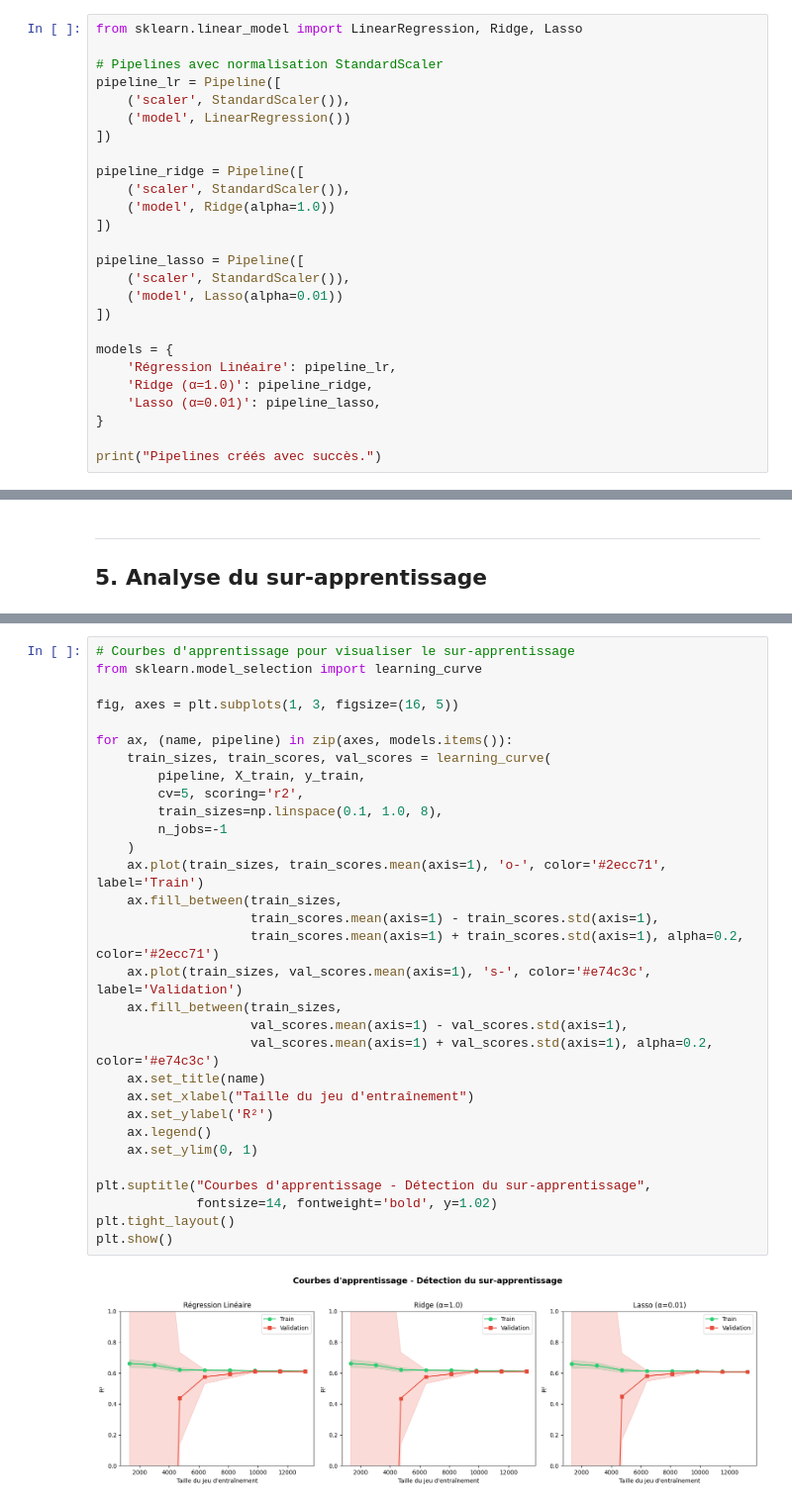
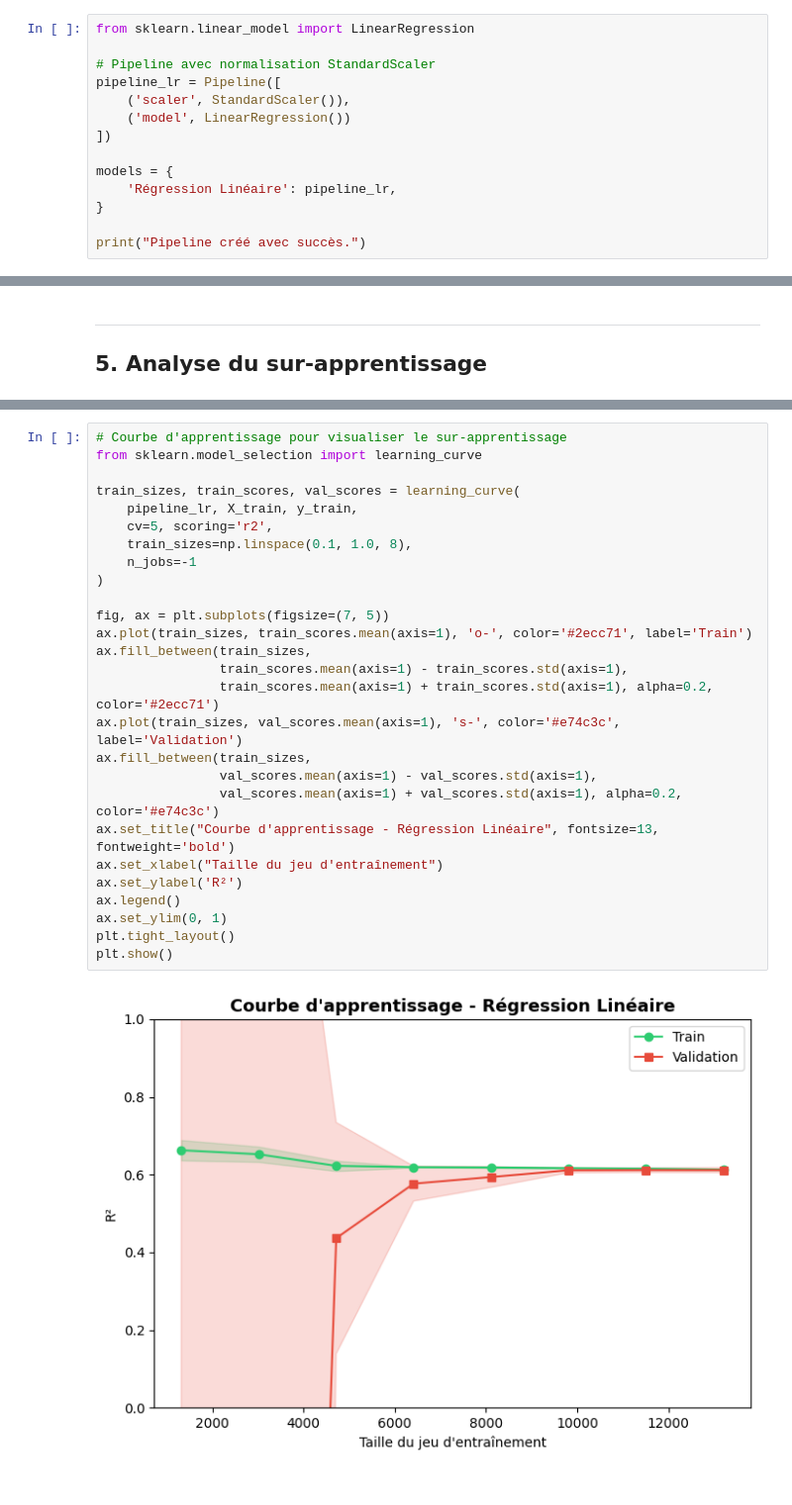
Before and after one commit to CESI-FISA-Info-24-27/IA-groupe-02, a Jupyter notebook: lessons/prosit_2/prosit_2.ipynb, the cells around one changed output, grey strips where cells are left out. Shown at 99% size. Cells and saved outputs as stored; diff of their text form.

```diff
--- a/lessons/prosit_2/prosit_2.ipynb
+++ b/lessons/prosit_2/prosit_2.ipynb
@@ -149,29 +149,17 @@ print(f"Taille jeu de test        : {X_test.shape}")
 Taille jeu d'entraînement : (16512, 8)
 Taille jeu de test        : (4128, 8)
 # %%
-from sklearn.linear_model import LinearRegression, Ridge, Lasso
+from sklearn.linear_model import LinearRegression
 
-# Pipelines avec normalisation StandardScaler
+# Pipeline avec normalisation StandardScaler
 pipeline_lr = Pipeline([
     ('scaler', StandardScaler()),
     ('model', LinearRegression())
 ])
 
-pipeline_ridge = Pipeline([
-    ('scaler', StandardScaler()),
-    ('model', Ridge(alpha=1.0))
-])
-
-pipeline_lasso = Pipeline([
-    ('scaler', StandardScaler()),
-    ('model', Lasso(alpha=0.01))
-])
-
 models = {
     'Régression Linéaire': pipeline_lr,
-    'Ridge (α=1.0)': pipeline_ridge,
-    'Lasso (α=0.01)': pipeline_lasso,
 }
 
-print("Pipelines créés avec succès.")
+print("Pipeline créé avec succès.")
 # %% [output]
@@ -320,35 +295,31 @@ Lasso (α=0.01)            0.6085          0.5816          0.0269  OK
 # %%
-# Courbes d'apprentissage pour visualiser le sur-apprentissage
+# Courbe d'apprentissage pour visualiser le sur-apprentissage
 from sklearn.model_selection import learning_curve
 
-fig, axes = plt.subplots(1, 3, figsize=(16, 5))
+train_sizes, train_scores, val_scores = learning_curve(
+    pipeline_lr, X_train, y_train,
+    cv=5, scoring='r2',
+    train_sizes=np.linspace(0.1, 1.0, 8),
+    n_jobs=-1
+)
 
-for ax, (name, pipeline) in zip(axes, models.items()):
-    train_sizes, train_scores, val_scores = learning_curve(
-        pipeline, X_train, y_train,
-        cv=5, scoring='r2',
-        train_sizes=np.linspace(0.1, 1.0, 8),
-        n_jobs=-1
-    )
-    ax.plot(train_sizes, train_scores.mean(axis=1), 'o-', color='#2ecc71', label='Train')
-    ax.fill_between(train_sizes,
-                    train_scores.mean(axis=1) - train_scores.std(axis=1),
-                    train_scores.mean(axis=1) + train_scores.std(axis=1), alpha=0.2, color='#2ecc71')
-    ax.plot(train_sizes, val_scores.mean(axis=1), 's-', color='#e74c3c', label='Validation')
-    ax.fill_between(train_sizes,
-                    val_scores.mean(axis=1) - val_scores.std(axis=1),
-                    val_scores.mean(axis=1) + val_scores.std(axis=1), alpha=0.2, color='#e74c3c')
-    ax.set_title(name)
-    ax.set_xlabel("Taille du jeu d'entraînement")
-    ax.set_ylabel('R²')
-    ax.legend()
-    ax.set_ylim(0, 1)
-
-plt.suptitle("Courbes d'apprentissage - Détection du sur-apprentissage",
-             fontsize=14, fontweight='bold', y=1.02)
+fig, ax = plt.subplots(figsize=(7, 5))
+ax.plot(train_sizes, train_scores.mean(axis=1), 'o-', color='#2ecc71', label='Train')
+ax.fill_between(train_sizes,
+                train_scores.mean(axis=1) - train_scores.std(axis=1),
+                train_scores.mean(axis=1) + train_scores.std(axis=1), alpha=0.2, color='#2ecc71')
+ax.plot(train_sizes, val_scores.mean(axis=1), 's-', color='#e74c3c', label='Validation')
+ax.fill_between(train_sizes,
+                val_scores.mean(axis=1) - val_scores.std(axis=1),
+                val_scores.mean(axis=1) + val_scores.std(axis=1), alpha=0.2, color='#e74c3c')
+ax.set_title("Courbe d'apprentissage - Régression Linéaire", fontsize=13, fontweight='bold')
+ax.set_xlabel("Taille du jeu d'entraînement")
+ax.set_ylabel('R²')
+ax.legend()
+ax.set_ylim(0, 1)
 plt.tight_layout()
 plt.show()
 # %% [output]
-[figure, old version]
+[figure, new version]
 # %% [markdown]
 ---
```
Also changed, not shown: parts of 14 cells of this notebook.
